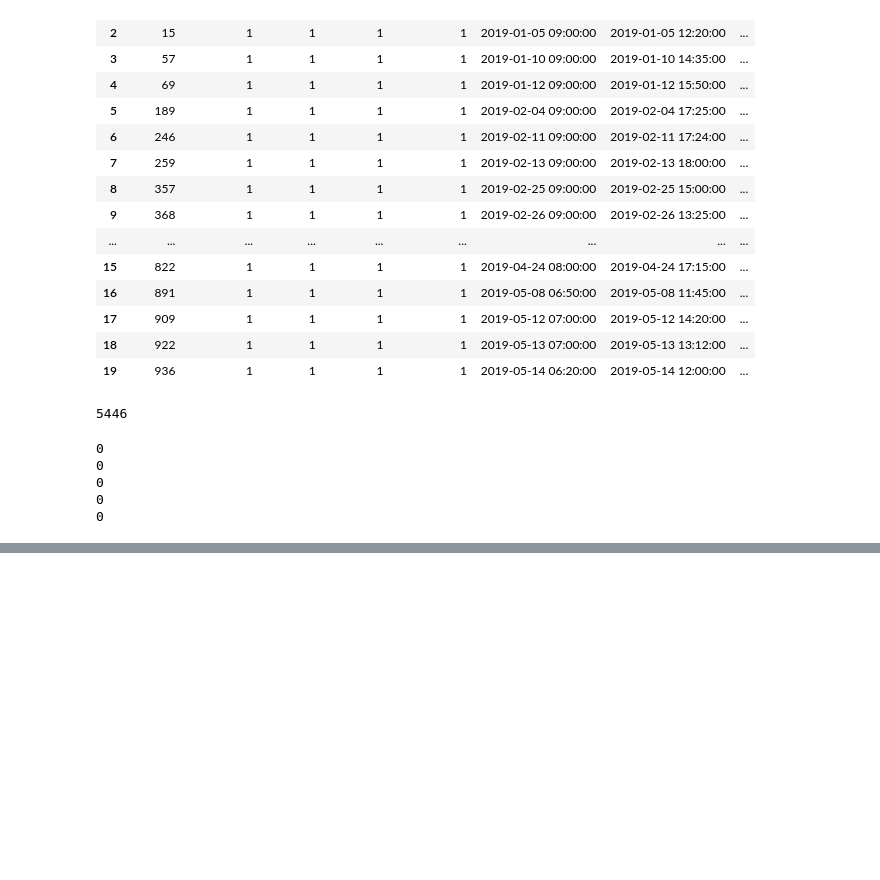
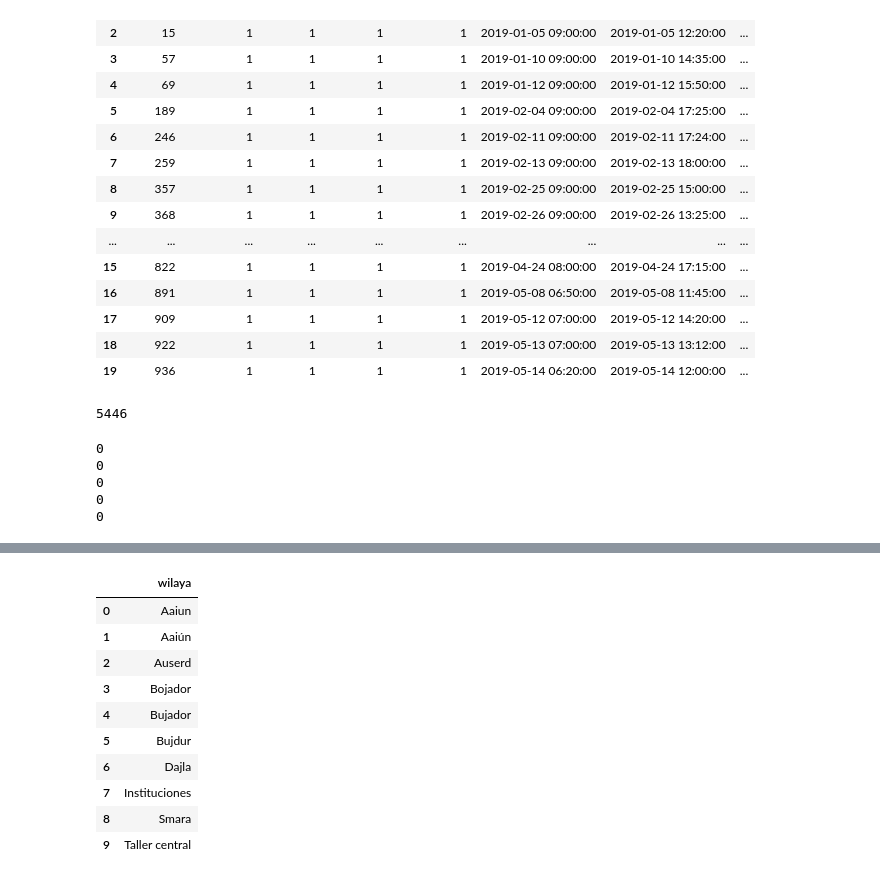
Before and after one commit to monalcmar/TFM-LIS-ATTsF, a Jupyter notebook: app/mam_etl_notebook_distribuciones.ipynb, the cells around one changed output, grey strips where cells are left out. Saved outputs shown, nothing was run; the diff lists cells and outputs as text; code cells hidden in the pictures; blank space fills up the shorter version.

Commit message:
Actualización maestros

```diff
--- a/app/mam_etl_notebook_distribuciones.ipynb
+++ b/app/mam_etl_notebook_distribuciones.ipynb
@@ -609,0 +629,29 @@ print(df_distribuciones_historico['id_conductor'].isnull().sum())
+# %%
+## Lectura de datos de los maestros
+## maestro 1
+df_wilaya_1 = pd.read_csv(path_output / 'bbdd/wilaya.csv')
+df_wilaya_1 = df_wilaya_1.drop('Unnamed: 0', axis=1)
+df_wilaya_1.columns = ['wilaya']
+## maestro 2
+df_wilaya_2 = pd.read_csv(path_output / 'wilaya.csv')
+df_wilaya_2 = df_wilaya_2.drop(['Unnamed: 0', 'id_wilaya'], axis=1)
+## maestro 3
+df_wilaya_3 = pd.read_csv(path_output_historic / 'wilaya.csv')
+df_wilaya_3 = df_wilaya_3.drop(['Unnamed: 0', 'id_wilaya'], axis=1)
+
+## concatenar los tres maestros
+df_wilaya_concat = pd.concat([df_wilaya_1, df_wilaya_2, df_wilaya_3], axis=0, ignore_index=True).sort_values('wilaya')
+df_wilaya_aux = pd.DataFrame(df_wilaya_concat['wilaya'].unique(), columns=['wilaya'])
+df_wilaya_aux
+# %% [output]
+|  | wilaya |
+| 0 | Aaiun |
+| 1 | Aaiún |
+| 2 | Auserd |
+| 3 | Bojador |
+| 4 | Bujador |
+| 5 | Bujdur |
+| 6 | Dajla |
+| 7 | Instituciones |
+| 8 | Smara |
+| 9 | Taller central |
```
Also changed, not shown: parts of 13 cells of this notebook, 1 other file.
